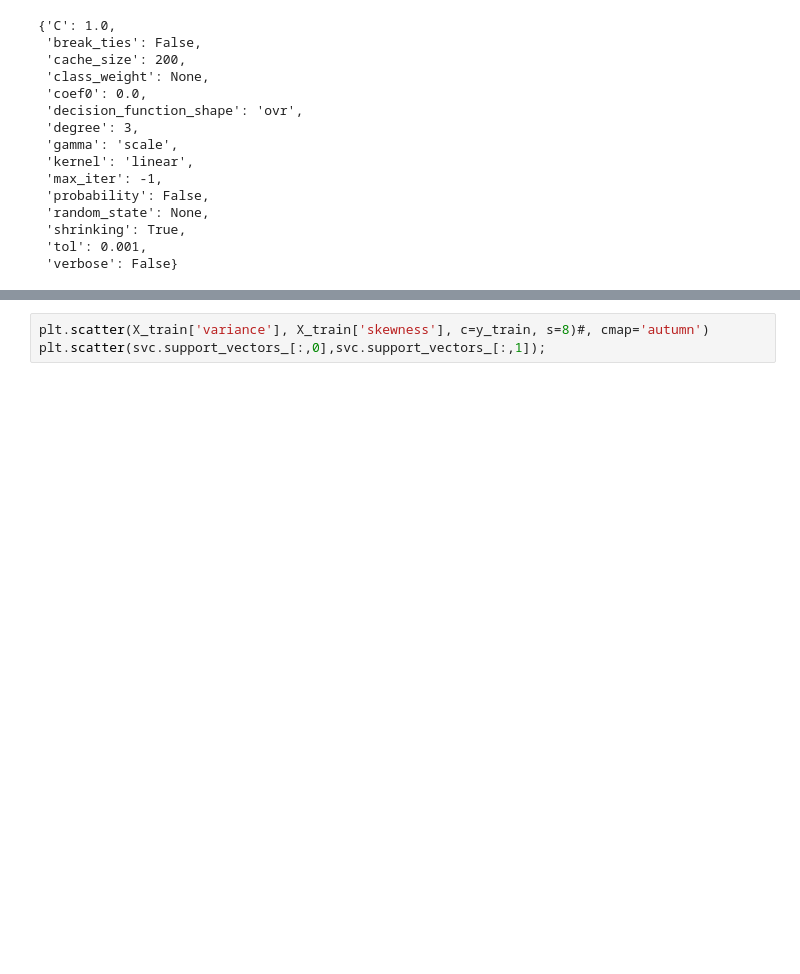
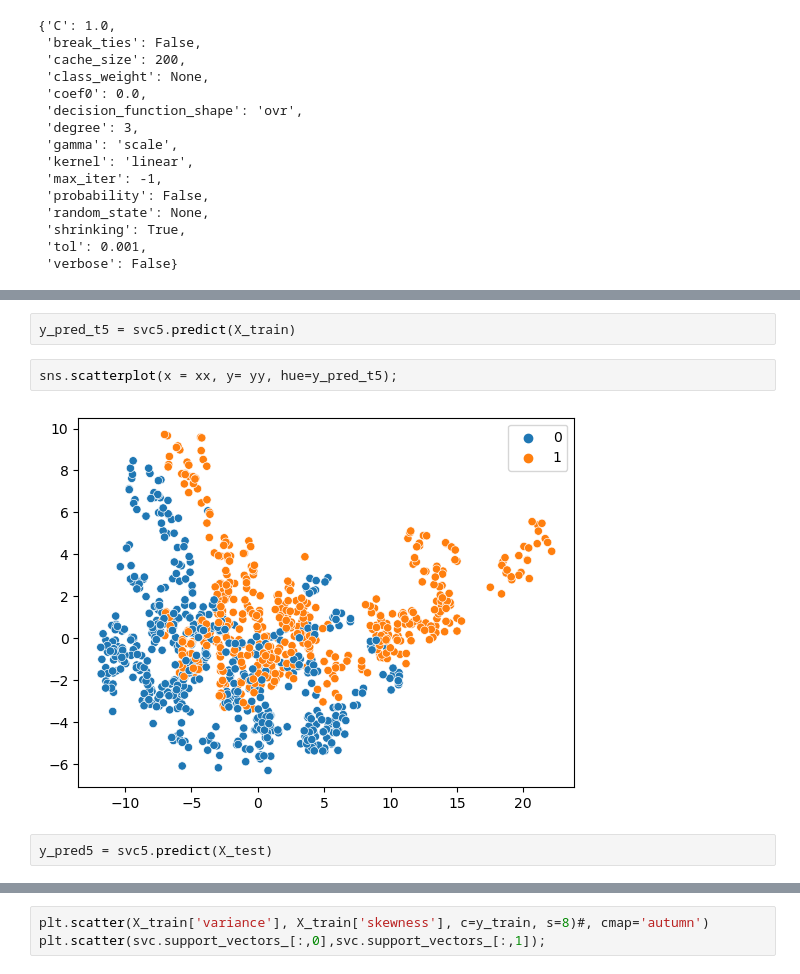
Before and after one commit to cassiasamp/logreg, a Jupyter notebook: notebooks/svm/svm-guide.ipynb, the cells around one changed output, grey strips where cells are left out. Saved outputs shown, nothing was run; the diff lists cells and outputs as text; blank space fills up the shorter version.

```diff
--- a/notebooks/svm/svm-guide.ipynb
+++ b/notebooks/svm/svm-guide.ipynb
@@ -199,0 +235,8 @@ svc.get_params()
+# %%
+y_pred_t5 = svc5.predict(X_train)
+# %%
+sns.scatterplot(x = xx, y= yy, hue=y_pred_t5);
+# %% [output]
+[figure, added]
+# %%
+y_pred5 = svc5.predict(X_test)
```
Also changed, not shown: parts of 20 cells of this notebook.
